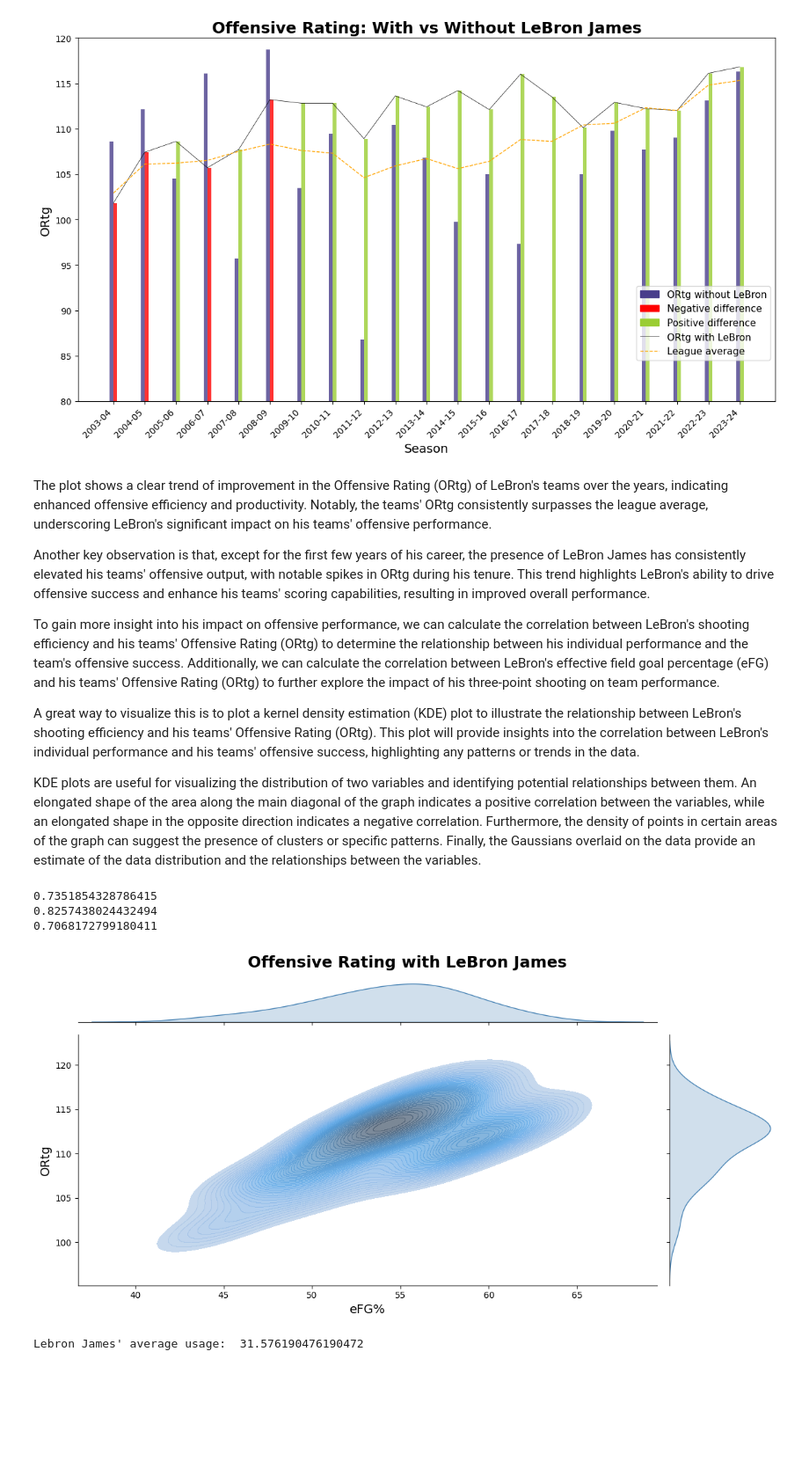
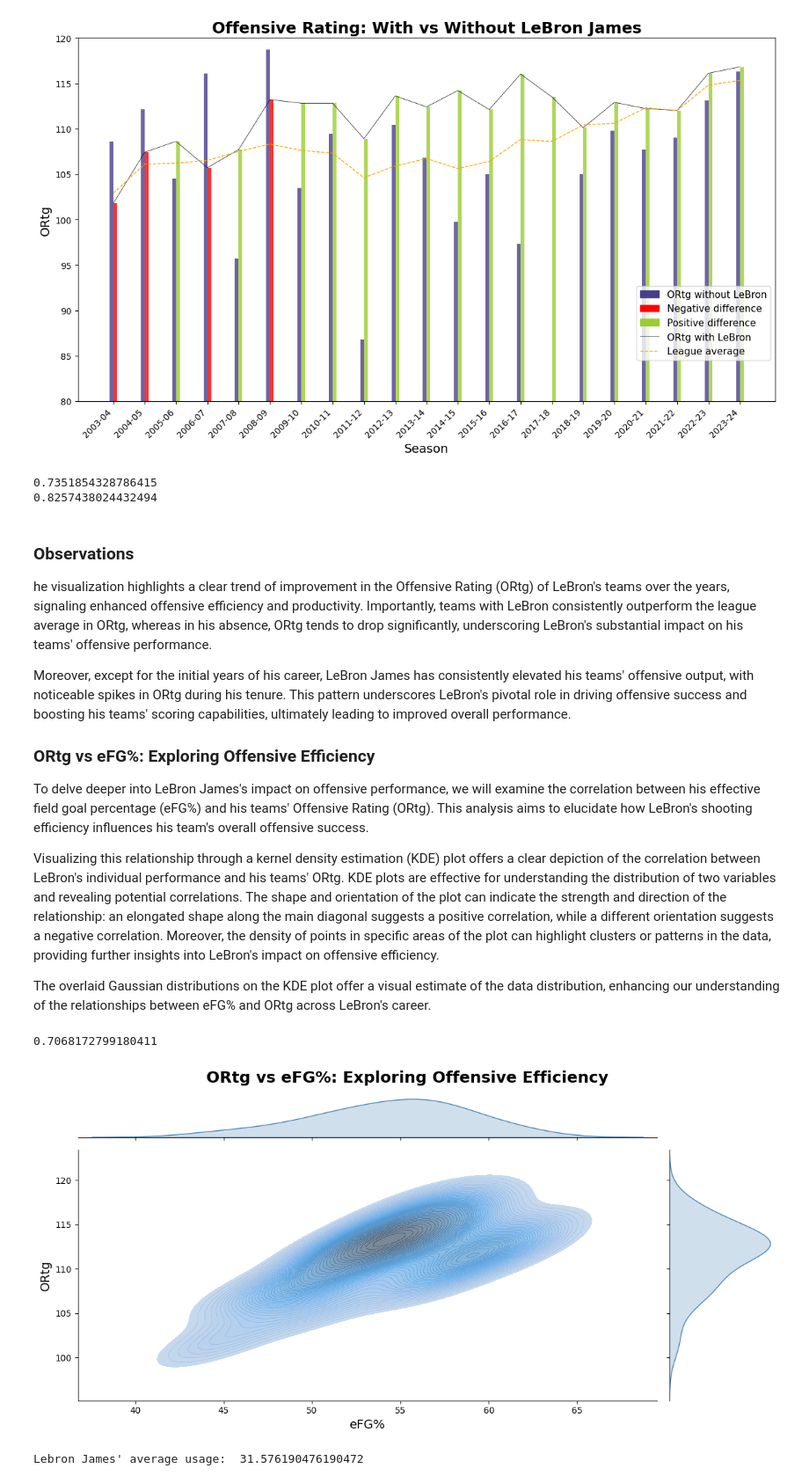
Before and after one commit to francescobortuzzo/DataScienceProject, a Jupyter notebook: creazione_plot/plot.ipynb, the cells around one changed output. Shown at 88% size. Cells and saved outputs as stored; diff of their text form; code cells hidden in the pictures; blank space fills up the shorter version.

```diff
--- a/creazione_plot/plot.ipynb
+++ b/creazione_plot/plot.ipynb
@@ -1086,62 +1139,67 @@ plt.tight_layout()
 plt.show()
 # %% [output]
 [figure]
+# %%
+# Correlation between OFR_L and time
+correlation_ofr_l = np.corrcoef(df_advanced['OFR_L'], seasons_numeric)[0, 1]
+
+# Correlation between LEAGUE_OFR and time
+correlation_league_ofr = np.corrcoef(df_advanced['LEAGUE_OFR'], seasons_numeric)[0, 1]
+
+print(correlation_ofr_l)
+print(correlation_league_ofr)
+
+# A value close to 1 indicates that both the Offensive Rating (ORtg) of LeBron James' teams and the league average ORtg
+# increase linearly over time, but not necessarily in relation to each other.
+# %% [output]
+0.7351854328786415
+0.8257438024432494
 # %% [markdown]
-The plot shows a clear trend of improvement in the Offensive Rating (ORtg) of LeBron's teams over the years, indicating enhanced offensive efficiency and productivity. Notably, the teams' ORtg consistently surpasses the league average, underscoring LeBron's significant impact on his teams' offensive performance.
+### Observations
+he visualization highlights a clear trend of improvement in the Offensive Rating (ORtg) of LeBron's teams over the years, signaling enhanced offensive efficiency and productivity. Importantly, teams with LeBron consistently outperform the league average in ORtg, whereas in his absence, ORtg tends to drop significantly, underscoring LeBron's substantial impact on his teams' offensive performance.
 
-Another key observation is that, except for the first few years of his career, the presence of LeBron James has consistently elevated his teams' offensive output, with notable spikes in ORtg during his tenure. This trend highlights LeBron's ability to drive offensive success and enhance his teams' scoring capabilities, resulting in improved overall performance.
+Moreover, except for the initial years of his career, LeBron James has consistently elevated his teams' offensive output, with noticeable spikes in ORtg during his tenure. This pattern underscores LeBron's pivotal role in driving offensive success and boosting his teams' scoring capabilities, ultimately leading to improved overall performance.
 
-To gain more insight into his impact on offensive performance, we can calculate the correlation between LeBron's shooting efficiency and his teams' Offensive Rating (ORtg) to determine the relationship between his individual performance and the team's offensive success. Additionally, we can calculate the correlation between LeBron's effective field goal percentage (eFG) and his teams' Offensive Rating (ORtg) to further explore the impact of his three-point shooting on team performance.
+### ORtg vs eFG%: Exploring Offensive Efficiency
+To delve deeper into LeBron James's impact on offensive performance, we will examine the correlation between his effective field goal percentage (eFG%) and his teams' Offensive Rating (ORtg). This analysis aims to elucidate how LeBron's shooting efficiency influences his team's overall offensive success.
 
-A great way to visualize this is to plot a kernel density estimation (KDE) plot to illustrate the relationship between LeBron's shooting efficiency and his teams' Offensive Rating (ORtg). This plot will provide insights into the correlation between LeBron's individual performance and his teams' offensive success, highlighting any patterns or trends in the data.
+Visualizing this relationship through a kernel density estimation (KDE) plot offers a clear depiction of the correlation between LeBron's individual performance and his teams' ORtg. KDE plots are effective for understanding the distribution of two variables and revealing potential correlations. The shape and orientation of the plot can indicate the strength and direction of the relationship: an elongated shape along the main diagonal suggests a positive correlation, while a different orientation suggests a negative correlation. Moreover, the density of points in specific areas of the plot can highlight clusters or patterns in the data, providing further insights into LeBron's impact on offensive efficiency.
 
-KDE plots are useful for visualizing the distribution of two variables and identifying potential relationships between them. An elongated shape of the area along the main diagonal of the graph indicates a positive correlation between the variables, while an elongated shape in the opposite direction indicates a negative correlation. Furthermore, the density of points in certain areas of the graph can suggest the presence of clusters or specific patterns. Finally, the Gaussians overlaid on the data provide an estimate of the data distribution and the relationships between the variables.
+The overlaid Gaussian distributions on the KDE plot offer a visual estimate of the data distribution, enhancing our understanding of the relationships between eFG% and ORtg across LeBron's career.
 # %%
-# Correlation between OFR_L and time
-correlation_ofr_l = np.corrcoef(df_advanced['OFR_L'], seasons_numeric)[0, 1]
-
-# Correlation between LEAGUE_OFR and time
-correlation_league_ofr = np.corrcoef(df_advanced['LEAGUE_OFR'], seasons_numeric)[0, 1]
-
 #correlation between OFR_L and efg
-
 correlation_ofr_l_efg = np.corrcoef(df_advanced['OFR_L'], efg)[0, 1]
 
-
-print(correlation_ofr_l)
-print(correlation_league_ofr)
 print(correlation_ofr_l_efg)
 # %% [output]
-0.7351854328786415
-0.8257438024432494
 0.7068172799180411
 # %%
 #plot efg and ofr_l
 
 # Reset index and drop NaN values
 df2 = df_advanced.reset_index()
 
 # Create joint plot with KDE and data points
 plot = sns.jointplot(x=efg, y=df2['OFR_L'], kind='kde', color='steelblue', fill=True, s=100, alpha=0.7, n_levels=50)
 
 # Set figure size
 plot.figure.set_figwidth(12)
 
 # Set axis labels and title
 plot.set_axis_labels('Effective Field Goal Percentage', 'Offensive Rating (OFR)', fontsize=14)
 plot.figure.suptitle('Offensive Rating Analysis with LeBron James and Effective Field Goal Percentage', fontsize=18, fontweight='bold')
 
 # Add labels and title
 plot.set_axis_labels('eFG%', 'ORtg', fontsize=14)
-plot.figure.suptitle('Offensive Rating with LeBron James', fontsize=18, fontweight='bold')
+plot.figure.suptitle('ORtg vs eFG%: Exploring Offensive Efficiency', fontsize=18, fontweight='bold')
 
 
 
 plt.tight_layout()
 
 plt.show()
 # %% [output]
-[figure, old version]
+[figure, new version]
 # %%
 #calculate USG mean
 usg_mean = df_advanced['USG'].mean()
```
Also changed, not shown: parts of 21 cells of this notebook, 3 other files.
